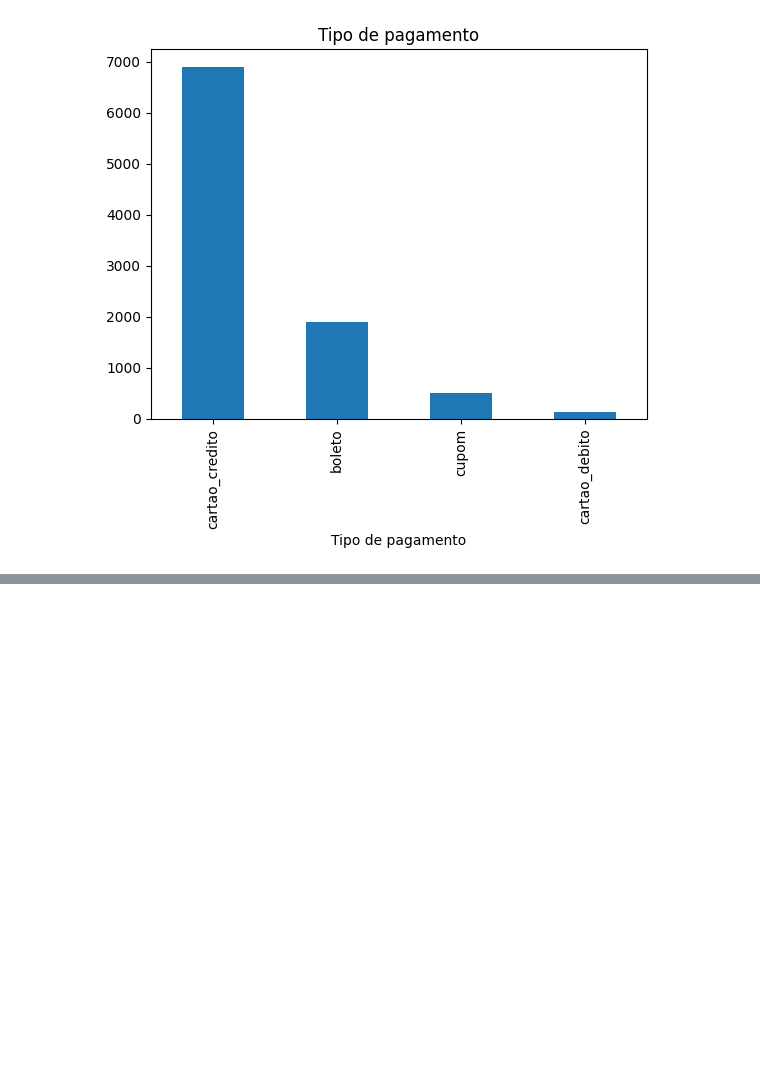
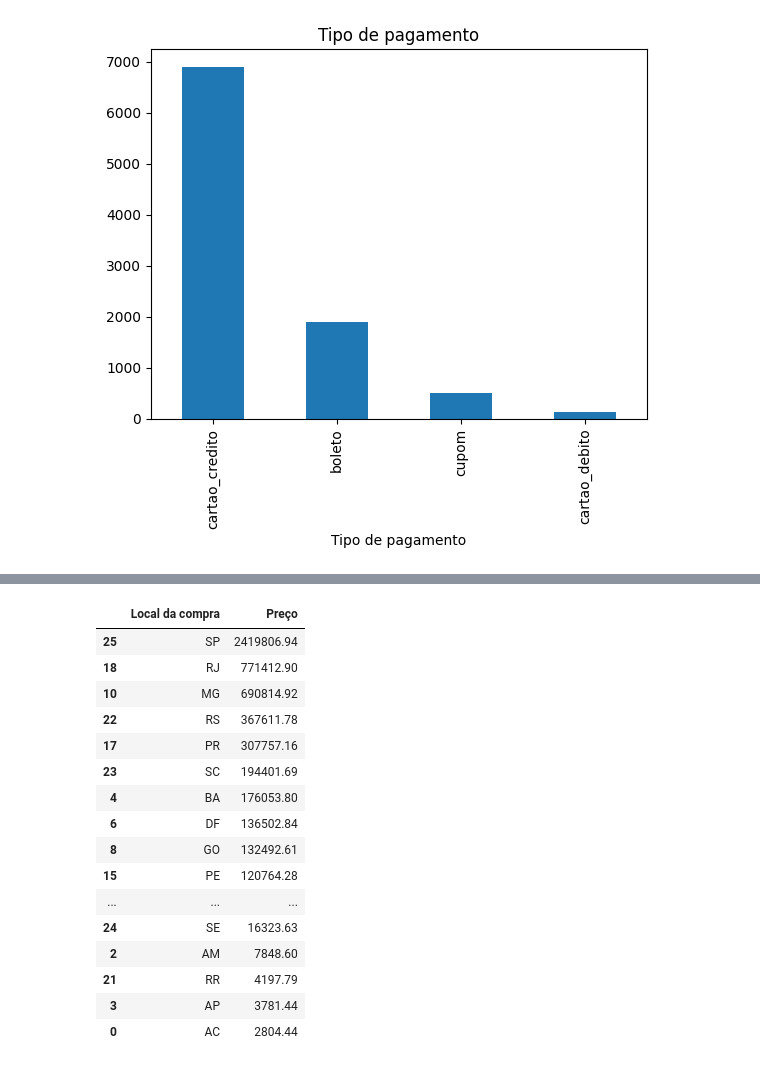
Before and after one commit to gideaofigueiredo/streamlit-dashboard-vendas, a Jupyter notebook: dashboard.ipynb, the cells around one changed output, grey strips where cells are left out. Cells and saved outputs as stored; diff of their text form; code cells hidden in the pictures; blank space fills up the shorter version.

```diff
--- a/dashboard.ipynb
+++ b/dashboard.ipynb
@@ -134,0 +150,21 @@ dados["Tipo de pagamento"].value_counts().plot(kind="bar", title="Tipo de pagame
+# %%
+vendas_por_estado = dados.groupby("Local da compra")["Preço"].sum().reset_index().sort_values(by="Preço", ascending=False)
+display(vendas_por_estado)
+# %% [output]
+|  | Local da compra | Preço |
+| 25 | SP | 2419806.94 |
+| 18 | RJ | 771412.90 |
+| 10 | MG | 690814.92 |
+| 22 | RS | 367611.78 |
+| 17 | PR | 307757.16 |
+| 23 | SC | 194401.69 |
+| 4 | BA | 176053.80 |
+| 6 | DF | 136502.84 |
+| 8 | GO | 132492.61 |
+| 15 | PE | 120764.28 |
+| ... | ... | ... |
+| 24 | SE | 16323.63 |
+| 2 | AM | 7848.60 |
+| 21 | RR | 4197.79 |
+| 3 | AP | 3781.44 |
+| 0 | AC | 2804.44 |
```
Also changed, not shown: parts of 3 cells of this notebook.
